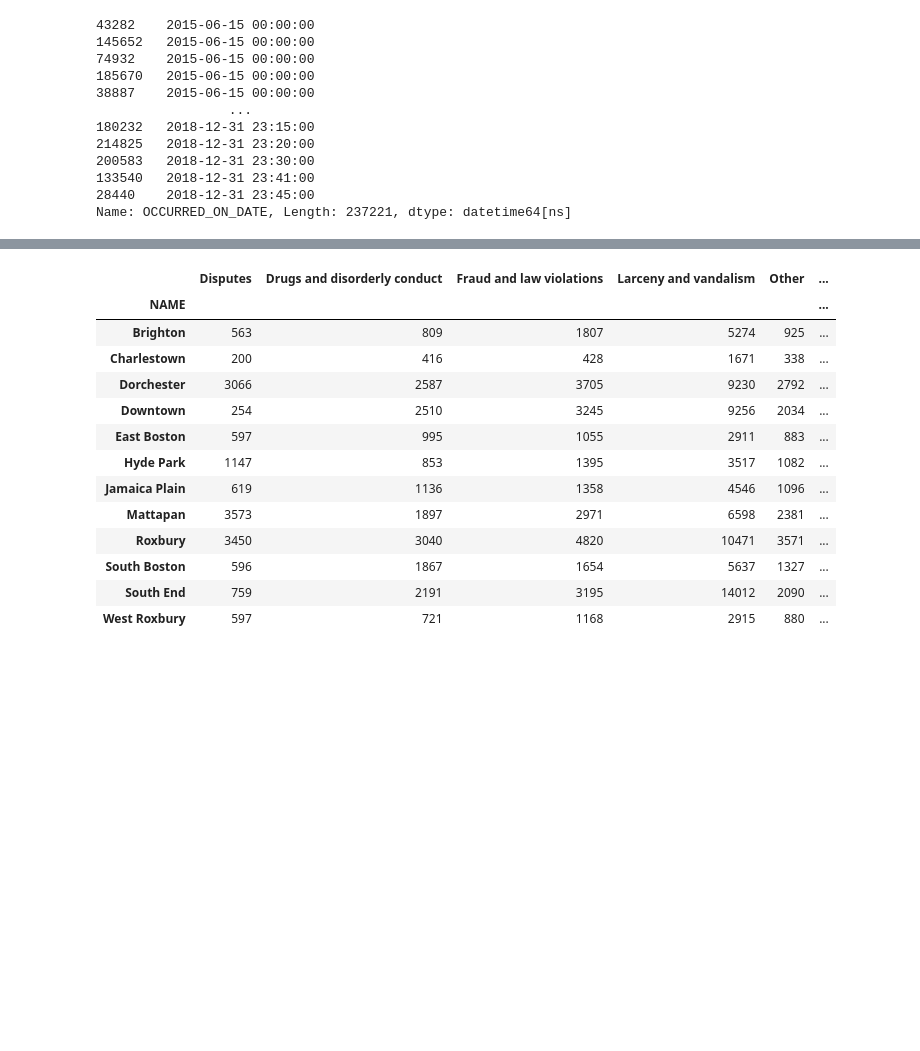
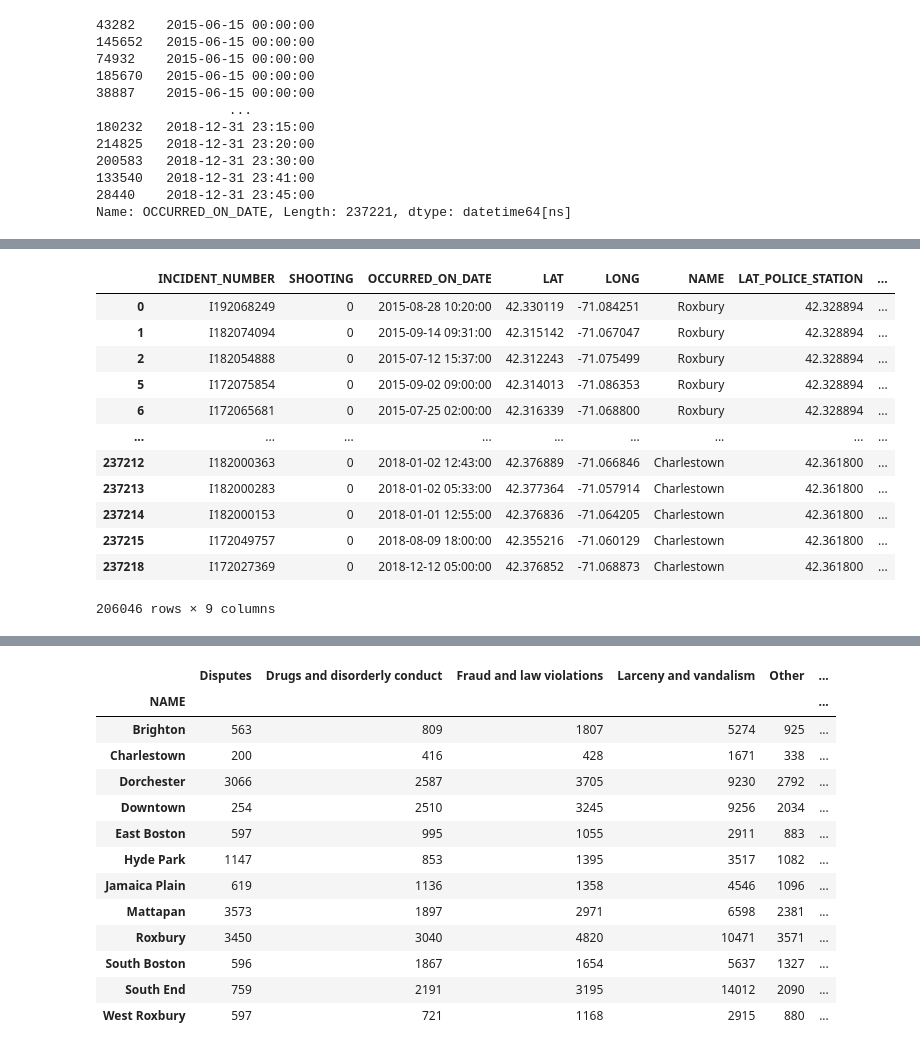
Before and after one commit to El-Doro/data-certification-exam, a Jupyter notebook: decision_science/Boston-pres-nb.ipynb, the cells around one changed output, grey strips where cells are left out. Saved outputs shown, nothing was run; the diff lists cells and outputs as text; code cells hidden in the pictures; blank space fills up the shorter version.

```diff
--- a/decision_science/Boston-pres-nb.ipynb
+++ b/decision_science/Boston-pres-nb.ipynb
@@ -44,0 +64,2 @@ KeyError: 'OCCURED_ON_DATE'
+# %%
+df_time = data.copy()
@@ -44,0 +68,16 @@ KeyError: 'OCCURED_ON_DATE'
+# %%
+df_time.drop_duplicates()
+# %% [output]
+|  | INCIDENT_NUMBER | SHOOTING | OCCURRED_ON_DATE | LAT | LONG | NAME | LAT_POLICE_STATION | ... |
+| 0 | I192068249 | 0 | 2015-08-28 10:20:00 | 42.330119 | -71.084251 | Roxbury | 42.328894 | ... |
+| 1 | I182074094 | 0 | 2015-09-14 09:31:00 | 42.315142 | -71.067047 | Roxbury | 42.328894 | ... |
+| 2 | I182054888 | 0 | 2015-07-12 15:37:00 | 42.312243 | -71.075499 | Roxbury | 42.328894 | ... |
+| 5 | I172075854 | 0 | 2015-09-02 09:00:00 | 42.314013 | -71.086353 | Roxbury | 42.328894 | ... |
+| 6 | I172065681 | 0 | 2015-07-25 02:00:00 | 42.316339 | -71.068800 | Roxbury | 42.328894 | ... |
+| ... | ... | ... | ... | ... | ... | ... | ... | ... |
+| 237212 | I182000363 | 0 | 2018-01-02 12:43:00 | 42.376889 | -71.066846 | Charlestown | 42.361800 | ... |
+| 237213 | I182000283 | 0 | 2018-01-02 05:33:00 | 42.377364 | -71.057914 | Charlestown | 42.361800 | ... |
+| 237214 | I182000153 | 0 | 2018-01-01 12:55:00 | 42.376836 | -71.064205 | Charlestown | 42.361800 | ... |
+| 237215 | I172049757 | 0 | 2018-08-09 18:00:00 | 42.355216 | -71.060129 | Charlestown | 42.361800 | ... |
+| 237218 | I172027369 | 0 | 2018-12-12 05:00:00 | 42.376852 | -71.068873 | Charlestown | 42.361800 | ... |
+206046 rows × 9 columns
```
Also changed, not shown: parts of 21 cells of this notebook, 2 other files.
